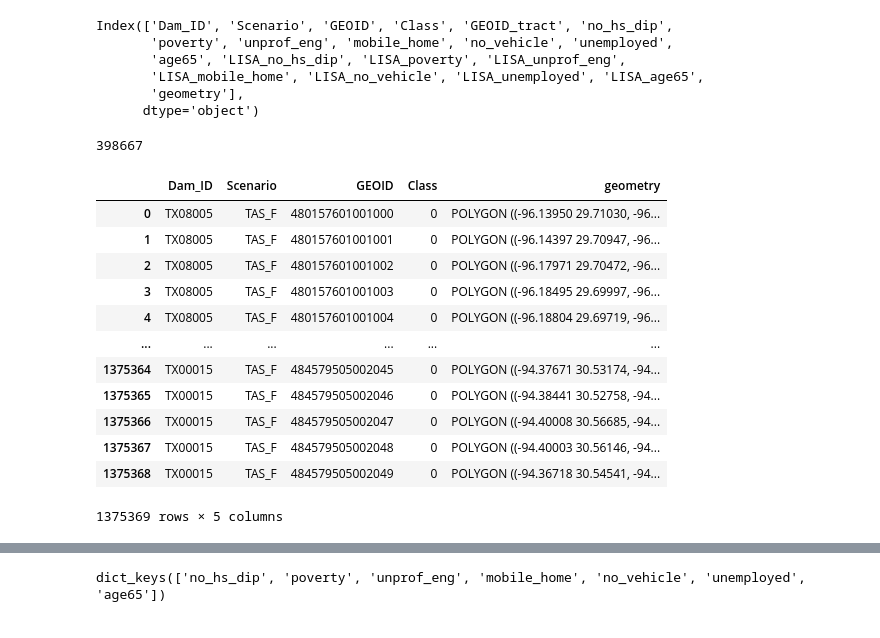
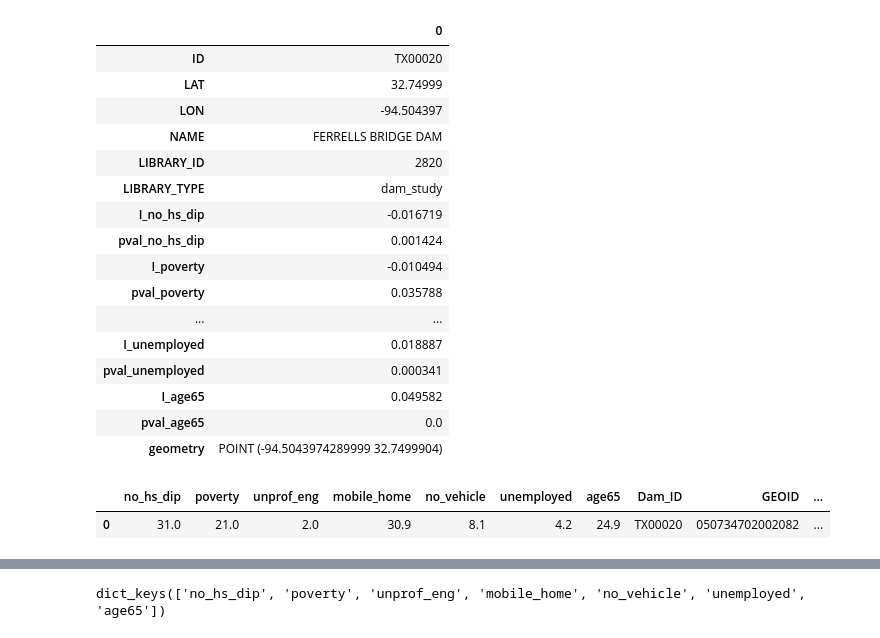
Before and after one commit to I-GUIDE/population_vulnerable_to_dam_failure, a Jupyter notebook: plot_batch_result.ipynb, the cells around one changed output, grey strips where cells are left out. Cells and saved outputs as stored; diff of their text form; code cells hidden in the pictures.

```diff
--- a/plot_batch_result.ipynb
+++ b/plot_batch_result.ipynb
@@ -46,30 +25,27 @@ result
-# %%
-result.columns
-# %% [output]
-Index(['Dam_ID', 'Scenario', 'GEOID', 'Class', 'GEOID_tract', 'no_hs_dip',
-       'poverty', 'unprof_eng', 'mobile_home', 'no_vehicle', 'unemployed',
-       'age65', 'LISA_no_hs_dip', 'LISA_poverty', 'LISA_unprof_eng',
-       'LISA_mobile_home', 'LISA_no_vehicle', 'LISA_unemployed', 'LISA_age65',
-       'geometry'],
-      dtype='object')
-# %%
-len(result['GEOID'].unique())
-# %% [output]
-398667
+# %%
+mi = gpd.read_file('./output/TAS_F_mi.geojson')
+mi.T
+# %% [output]
+|  | 0 |
+| ID | TX00020 |
+| LAT | 32.74999 |
+| LON | -94.504397 |
+| NAME | FERRELLS BRIDGE DAM |
+| LIBRARY_ID | 2820 |
+| LIBRARY_TYPE | dam_study |
+| I_no_hs_dip | -0.016719 |
+| pval_no_hs_dip | 0.001424 |
+| I_poverty | -0.010494 |
+| pval_poverty | 0.035788 |
+| ... | ... |
+| I_unemployed | 0.018887 |
+| pval_unemployed | 0.000341 |
+| I_age65 | 0.049582 |
+| pval_age65 | 0.0 |
+| geometry | POINT (-94.5043974289999 32.7499904) |
 # %%
-abc = gpd.read_file('./output/TAS_F_fim_geoid.geojson')
-abc
+lm = gpd.read_file('./output/TAS_F_lm.geojson')
+lm.head(1)
 # %% [output]
-|  | Dam_ID | Scenario | GEOID | Class | geometry |
-| 0 | TX08005 | TAS_F | 480157601001000 | 0 | POLYGON ((-96.13950 29.71030, -96... |
-| 1 | TX08005 | TAS_F | 480157601001001 | 0 | POLYGON ((-96.14397 29.70947, -96... |
-| 2 | TX08005 | TAS_F | 480157601001002 | 0 | POLYGON ((-96.17971 29.70472, -96... |
-| 3 | TX08005 | TAS_F | 480157601001003 | 0 | POLYGON ((-96.18495 29.69997, -96... |
-| 4 | TX08005 | TAS_F | 480157601001004 | 0 | POLYGON ((-96.18804 29.69719, -96... |
-| ... | ... | ... | ... | ... | ... |
-| 1375364 | TX00015 | TAS_F | 484579505002045 | 0 | POLYGON ((-94.37671 30.53174, -94... |
-| 1375365 | TX00015 | TAS_F | 484579505002046 | 0 | POLYGON ((-94.38441 30.52758, -94... |
-| 1375366 | TX00015 | TAS_F | 484579505002047 | 0 | POLYGON ((-94.40008 30.56685, -94... |
-| 1375367 | TX00015 | TAS_F | 484579505002048 | 0 | POLYGON ((-94.40003 30.56146, -94... |
-| 1375368 | TX00015 | TAS_F | 484579505002049 | 0 | POLYGON ((-94.36718 30.54541, -94... |
+|  | no_hs_dip | poverty | unprof_eng | mobile_home | no_vehicle | unemployed | age65 | Dam_ID | GEOID | ... |
+| 0 | 31.0 | 21.0 | 2.0 | 30.9 | 8.1 | 4.2 | 24.9 | TX00020 | 050734702002082 | ... |
-1375369 rows × 5 columns
```
Also changed, not shown: parts of 9 cells of this notebook, 2 other files.
